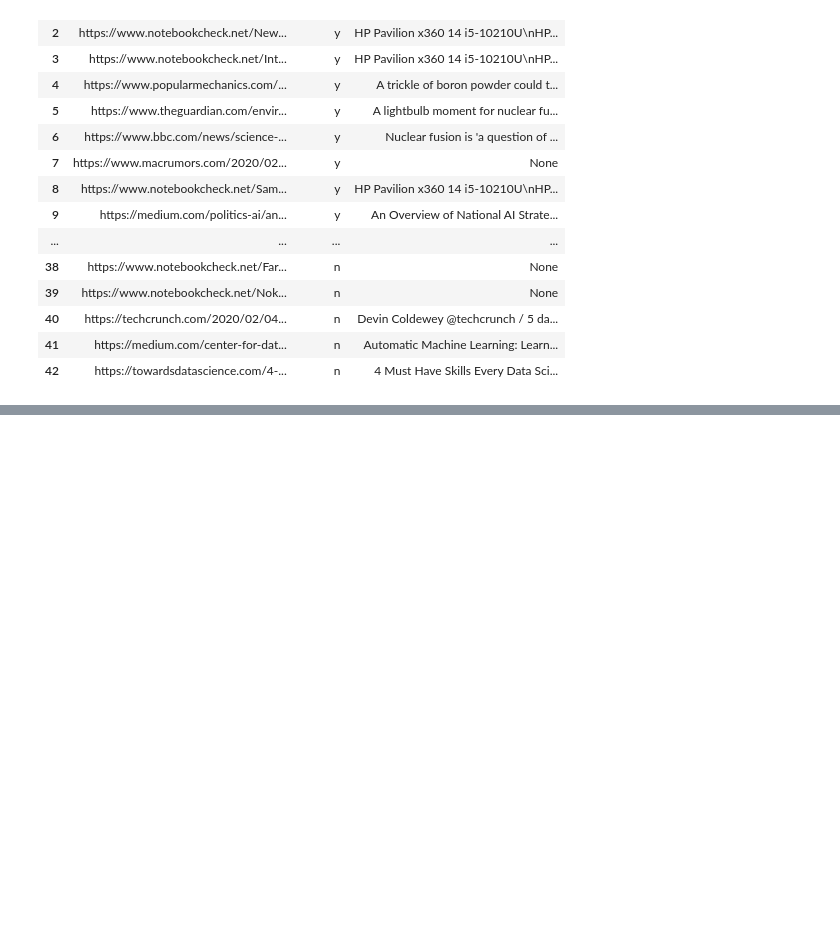
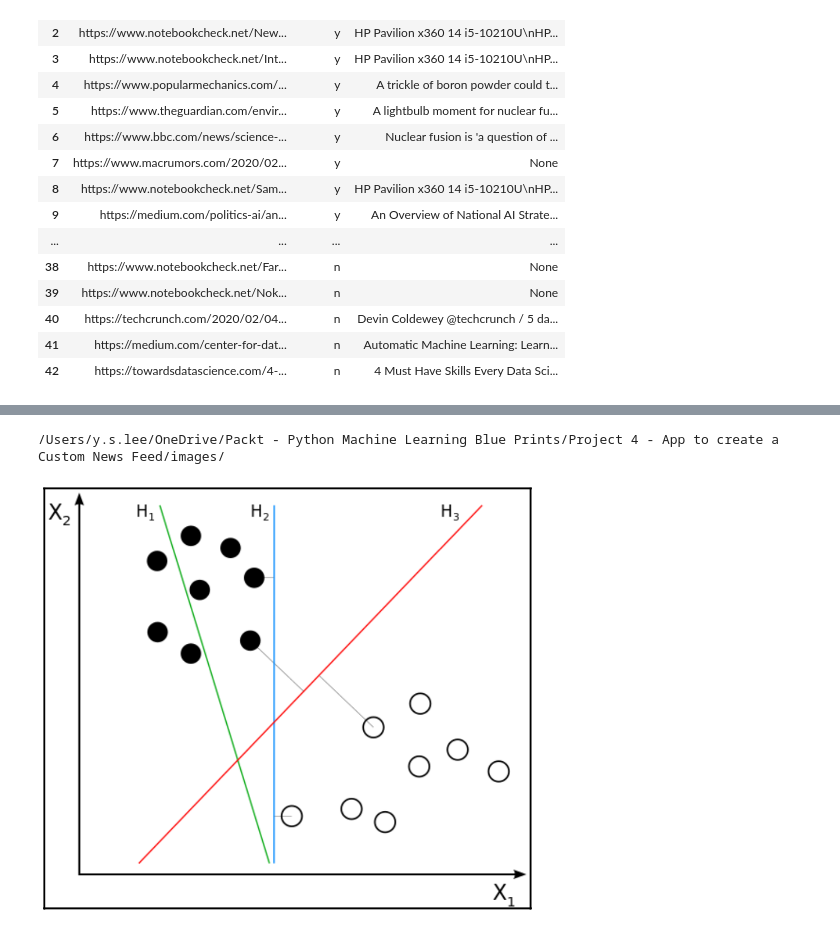
Before and after one commit to ylee9107/ML_app_CreateCustomNewsFeed, a Jupyter notebook: ML_app_CreateCustomNewsFeed.ipynb, the cells around one changed output, grey strips where cells are left out. Saved outputs shown, nothing was run; the diff lists cells and outputs as text; code cells hidden in the pictures; blank space fills up the shorter version.

```diff
--- a/ML_app_CreateCustomNewsFeed.ipynb
+++ b/ML_app_CreateCustomNewsFeed.ipynb
@@ -485,0 +540,13 @@ Overall:
+# %%
+# Import the image displayer:
+from IPython.display import Image
+
+# Set the pathway to the images: save the images in a folder called 'images'
+img_path = os.getcwd() + '/images/'
+print(img_path)
+# %% [output]
+/Users/y.s.lee/OneDrive/Packt - Python Machine Learning Blue Prints/Project 4 - App to create a Custom News Feed/images/
+# %%
+Image(filename = img_path + "SVM linear classifier_2 features.png", width=500, height=500)
+# %% [output]
+[figure, added]
```
Also changed, not shown: parts of 16 cells of this notebook.
